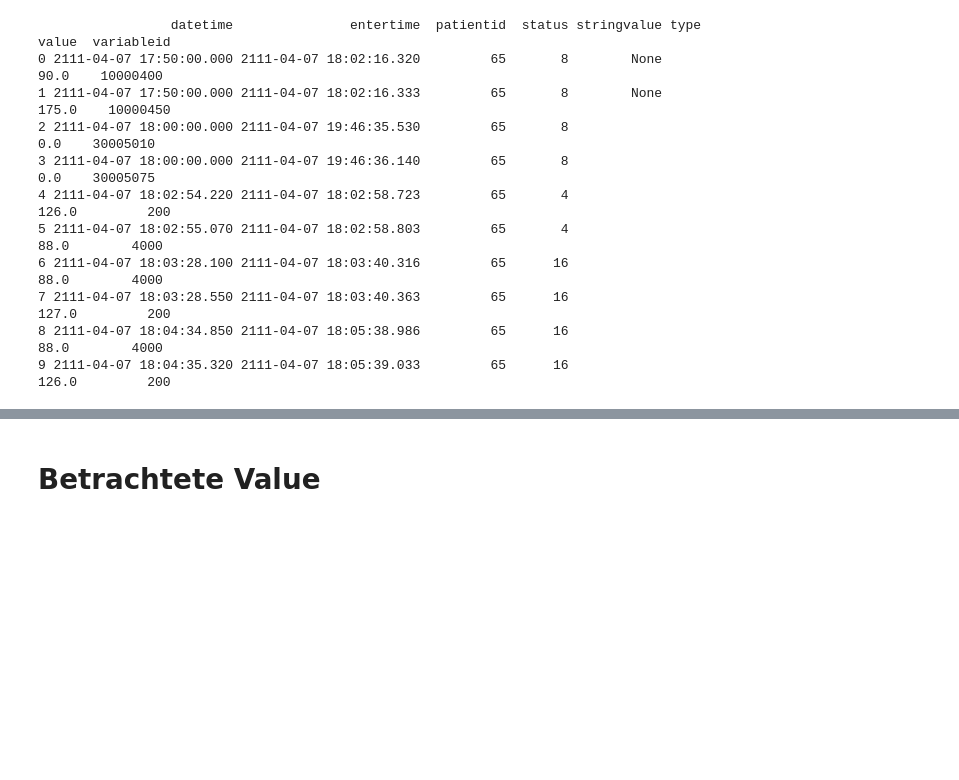
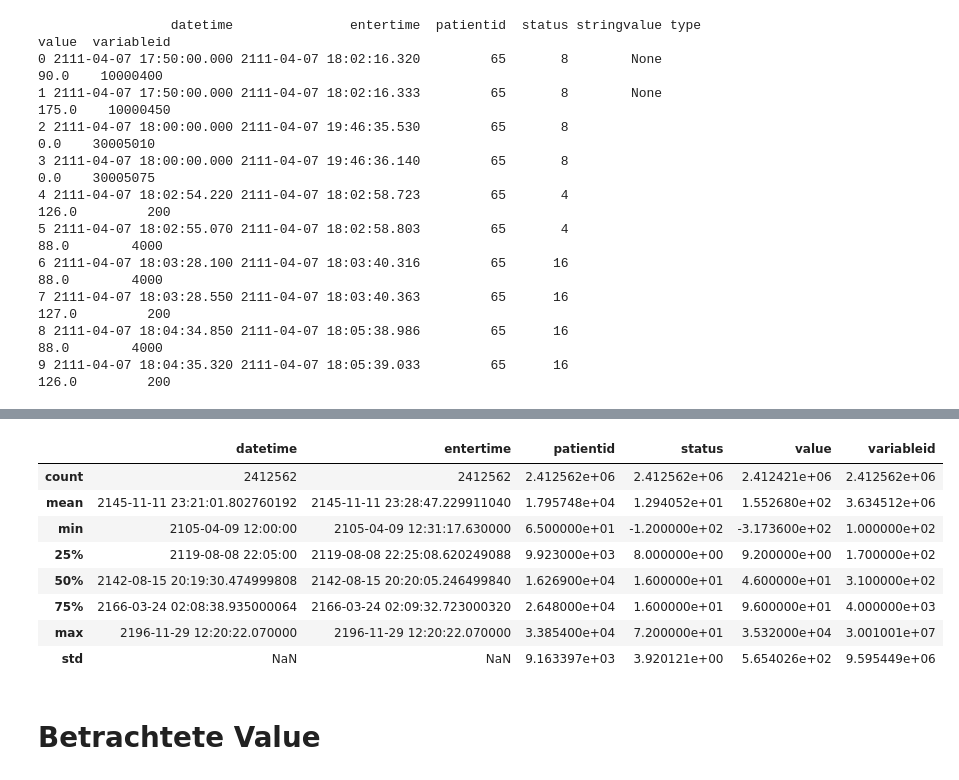
Before and after one commit to KarinaKatke/HiRiD, a Jupyter notebook: getting_started.ipynb, the cells around one changed output, grey strips where cells are left out. Drawn from its saved outputs; the diff is of its cells as text; code cells hidden in the pictures; blank space fills up the shorter version.

```diff
--- a/getting_started.ipynb
+++ b/getting_started.ipynb
@@ -99,3 +130,15 @@ print(df_part.head(10))
+# %%
+df_part.describe()
+# %% [output]
+|  | datetime | entertime | patientid | status | value | variableid |
+| count | 2412562 | 2412562 | 2.412562e+06 | 2.412562e+06 | 2.412421e+06 | 2.412562e+06 |
+| mean | 2145-11-11 23:21:01.802760192 | 2145-11-11 23:28:47.229911040 | 1.795748e+04 | 1.294052e+01 | 1.552680e+02 | 3.634512e+06 |
+| min | 2105-04-09 12:00:00 | 2105-04-09 12:31:17.630000 | 6.500000e+01 | -1.200000e+02 | -3.173600e+02 | 1.000000e+02 |
+| 25% | 2119-08-08 22:05:00 | 2119-08-08 22:25:08.620249088 | 9.923000e+03 | 8.000000e+00 | 9.200000e+00 | 1.700000e+02 |
+| 50% | 2142-08-15 20:19:30.474999808 | 2142-08-15 20:20:05.246499840 | 1.626900e+04 | 1.600000e+01 | 4.600000e+01 | 3.100000e+02 |
+| 75% | 2166-03-24 02:08:38.935000064 | 2166-03-24 02:09:32.723000320 | 2.648000e+04 | 1.600000e+01 | 9.600000e+01 | 4.000000e+03 |
+| max | 2196-11-29 12:20:22.070000 | 2196-11-29 12:20:22.070000 | 3.385400e+04 | 7.200000e+01 | 3.532000e+04 | 3.001001e+07 |
+| std | NaN | NaN | 9.163397e+03 | 3.920121e+00 | 5.654026e+02 | 9.595449e+06 |
 # %% [markdown]
 # Betrachtete Value
 # %%
```
Also changed, not shown: parts of 5 cells of this notebook.
